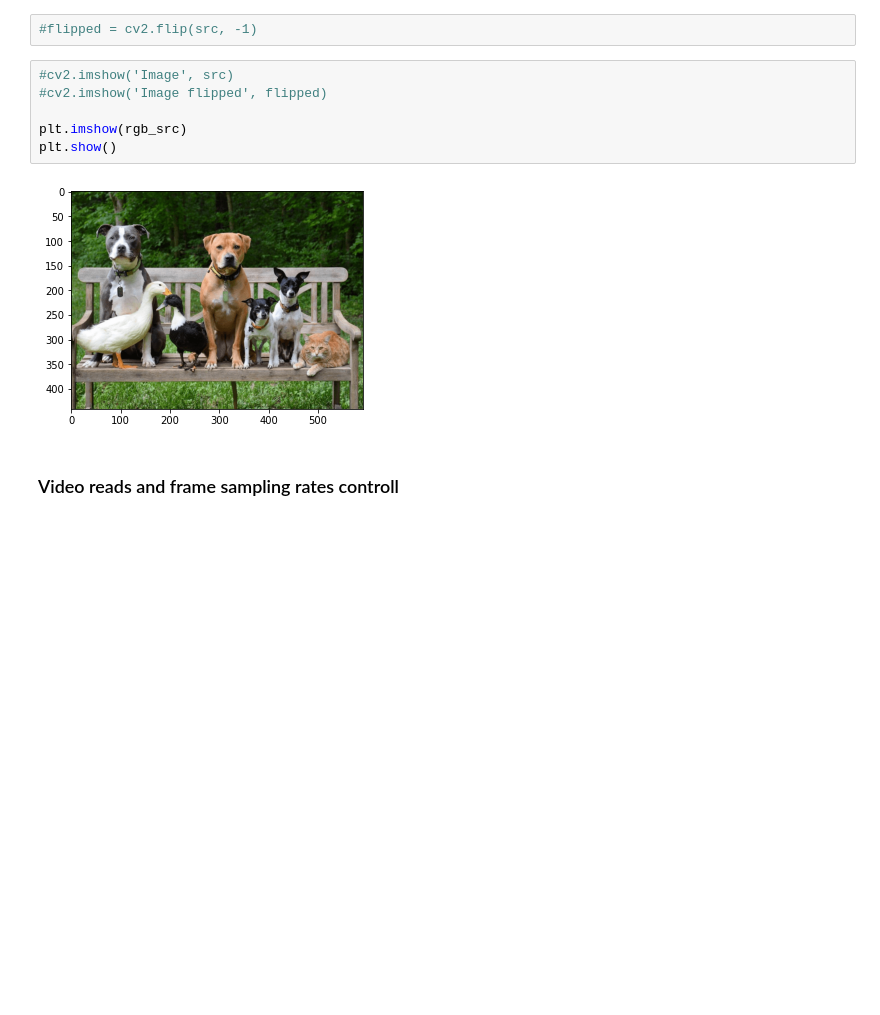
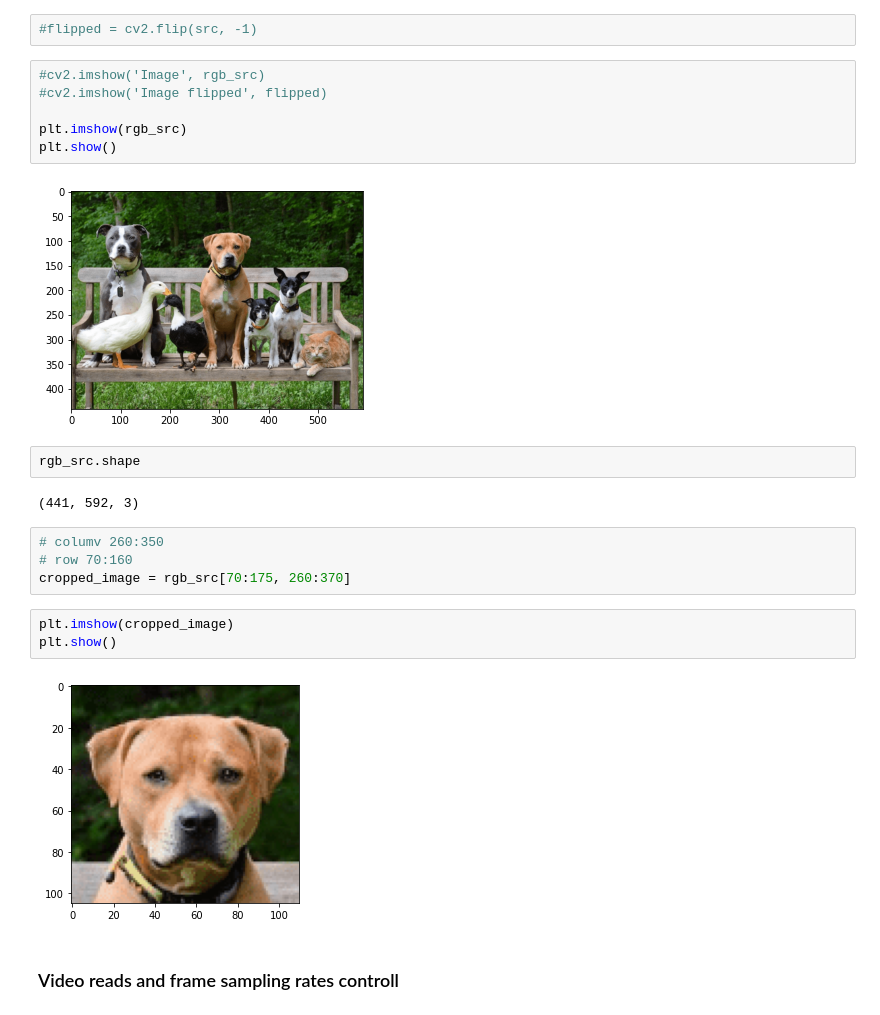
Before and after one commit to JSJeong-me/JBNU-2021, a Jupyter notebook: Numpy_Pandas/0_cv_intro.ipynb, the cells around one changed output. Cells and saved outputs as stored; diff of their text form; blank space fills up the shorter version.

```diff
--- a/Numpy_Pandas/0_cv_intro.ipynb
+++ b/Numpy_Pandas/0_cv_intro.ipynb
@@ -37,13 +39,26 @@ rgb_src = cv2.cvtColor(src, cv2.COLOR_BGR2RGB)
 # %%
 #flipped = cv2.flip(src, -1)
 # %%
-#cv2.imshow('Image', src)
+#cv2.imshow('Image', rgb_src)
 #cv2.imshow('Image flipped', flipped)
 
 plt.imshow(rgb_src)
 plt.show()
 # %% [output]
 [figure]
+# %%
+rgb_src.shape
+# %% [output]
+(441, 592, 3)
+# %%
+# columv 260:350
+# row 70:160
+cropped_image = rgb_src[70:175, 260:370]
+# %%
+plt.imshow(cropped_image)
+plt.show()
+# %% [output]
+[figure, added]
 # %% [markdown]
 ### Video reads and frame sampling rates controll
 # %%
```
Also changed, not shown: parts of 2 cells of this notebook.
